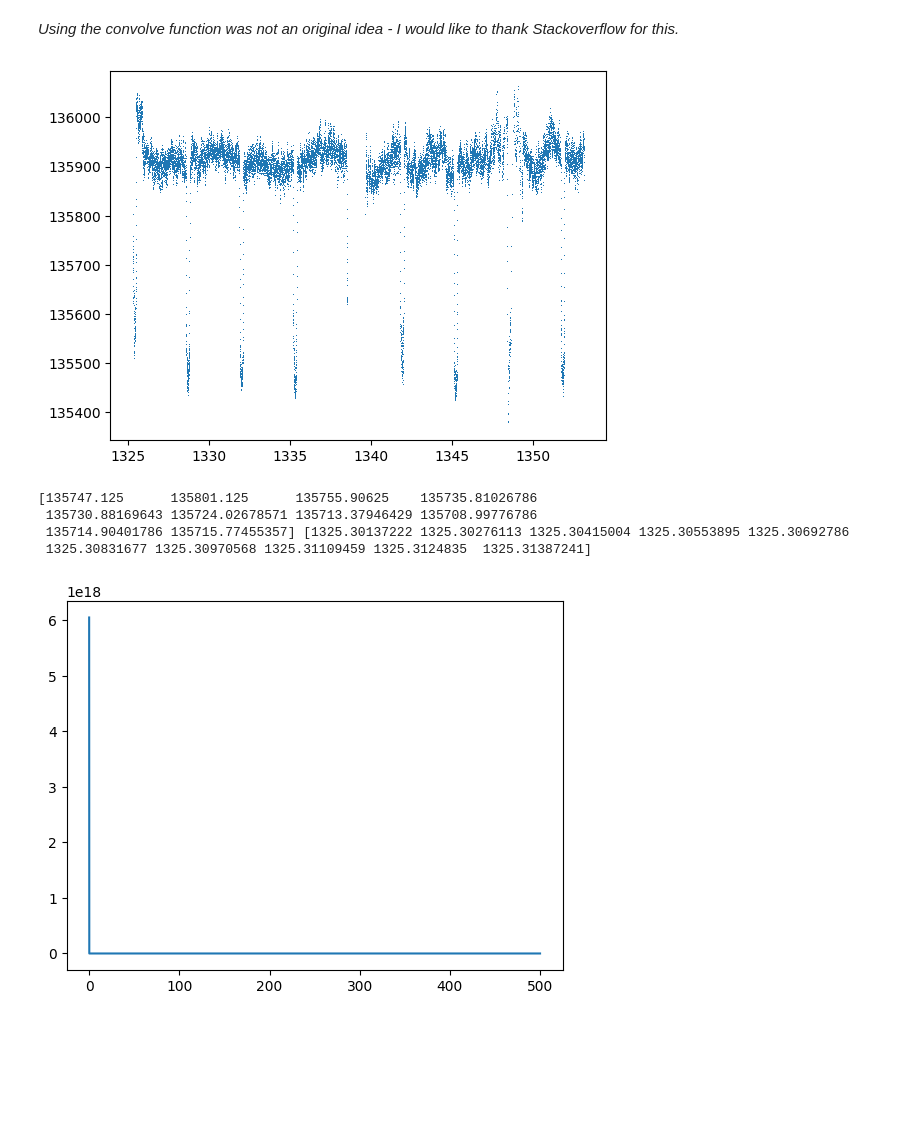
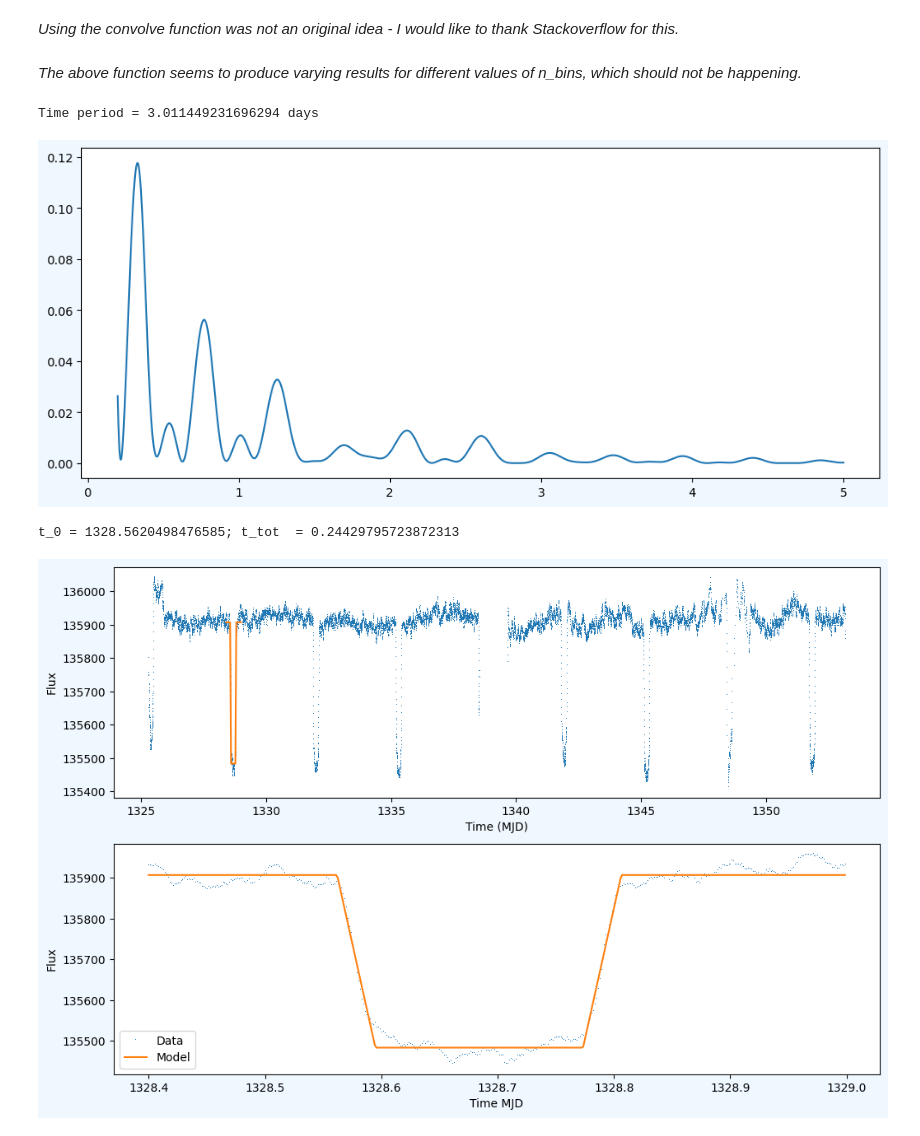
Before and after one commit to ShashanthS/ExoplanetTransitModelling, a Jupyter notebook: Assignment2_ShashanthSriramanathan.ipynb, the cells around one changed output. Drawn from its saved outputs; the diff is of its cells as text; code cells hidden in the pictures; blank space fills up the shorter version.

```diff
--- a/Assignment2_ShashanthSriramanathan.ipynb
+++ b/Assignment2_ShashanthSriramanathan.ipynb
@@ -38,0 +34,2 @@ def find_freq(data, max_freq = 2000, n_bins = 100):
+# %% [markdown]
+<i>The above function seems to produce varying results for different values of n_bins, which should not be happening.</i>
@@ -39,19 +60,61 @@ def find_freq(data, max_freq = 2000, n_bins = 100):
+# %%
+def fit_curve(data, t_0, t_total, t_in, d, f_star):
+    '''
+    Takes a 2d array of data corr to time and flux values, fits a model using the optimize_curve method of scipy,
+    returns the model fit.
+    '''
+    model = sc.optimize.curve_fit(eclipse, data[:,0], data[:,1], [t_0, t_total, t_in, d, f_star])
+
+    return model[0]
+# %%
+fname = 'Data/tess_lc1.dat'
+window_length = 13  # has to be odd as you need to take the same number of values on either side of the cell
+dat = read_and_clean(fname)
+raw_dat = dat.copy()
+# Re-writing data after smoothing with edges removed
+dat[:,1][int((window_length-1)/2) : - int((window_length-1)/2)]= smooth_data(dat, window_length)
+
+T = find_freq(dat, 5, 2000)[0]
+print(f'Time period = {T} days')
+# %% [output]
+Time period = 3.011449231696294 days
+[figure, added]
 # %%
-fname = 'Data/tess_lc1.dat'
-window_length = 7  # has to be odd as you need to take the same number of values on either side of the cell
-dat = read_and_clean(fname)
+multiplier = 1
+time_start = 1328.4
+time_end = 1329
 
-dat[:,1][int((window_length-1)/2):-int((window_length-1)/2)] = smooth_data(dat,window_length)
-plt.plot(dat[:,0], dat[:,1], ',')
+zoomed_in = dat[np.logical_and(dat[:,0] > time_start, dat[:,0] < time_end)]  # Can set the window range as variables eventually
+
+# Plotting dataset across all time and zoomed in section
+
+fig_timeseries, (ax1, ax2) = plt.subplots(2, 1, figsize=(12,8), facecolor='aliceblue')
+ax1.plot(dat[:,0], dat[:,1], ',', label='FFT')
+ax2.plot(zoomed_in[:,0], zoomed_in[:,1], ',', label='Data')
+
+# Fitting and plotting
+fit_params = fit_curve(zoomed_in, t_0=time_start, t_total=0.3, t_in=0.05, d=400, f_star=135900)
+print(f't_0 = {fit_params[0]}; t_tot  = {fit_params[1]}')
+model = eclipse(zoomed_in[:,0], fit_params[0], fit_params[1], fit_params[2], fit_params[3], fit_params[4])
+
+ax1.plot(zoomed_in[:,0], model, label='Model')
+ax2.plot(zoomed_in[:,0], model, label='Model')
+
+ax2.set_ylabel('Flux')
+ax2.set_xlabel('Time MJD')
+ax1.set_ylabel('Flux')
+ax1.set_xlabel('Time (MJD)')
+ax2.legend()
+
 plt.show()
-find_freq(dat, 10, 100)
 
+# dat[:,1][int((window_length-1)/2):-int((window_length-1)/2)] = smooth_data(dat,window_length)
+# plt.plot(dat[:,0], dat[:,1], ',')
+# plt.show()
 
-# plt.xlim(1331, 1333)
+# results = sc.optimize.curve_fit(eclipse, selected_data[:,0], selected_data[:,1], [1331.9, 0.2, .01, 400, 135900])
+# print('results', results)
+# selected_data[:,1] = eclipse(selected_data[:,0], results[-1][0], results[-1][1],results[-1][2], results[-1][3], results[-1][4])
 # %% [output]
+t_0 = 1328.5620498476585; t_tot  = 0.24429795723872313
-[figure, old version]
+[figure, new version]
-[135747.125      135801.125      135755.90625    135735.81026786
- 135730.88169643 135724.02678571 135713.37946429 135708.99776786
- 135714.90401786 135715.77455357] [1325.30137222 1325.30276113 1325.30415004 1325.30553895 1325.30692786
- 1325.30831677 1325.30970568 1325.31109459 1325.3124835  1325.31387241]
-[figure, removed]
```
Also changed, not shown: parts of 4 cells of this notebook.
